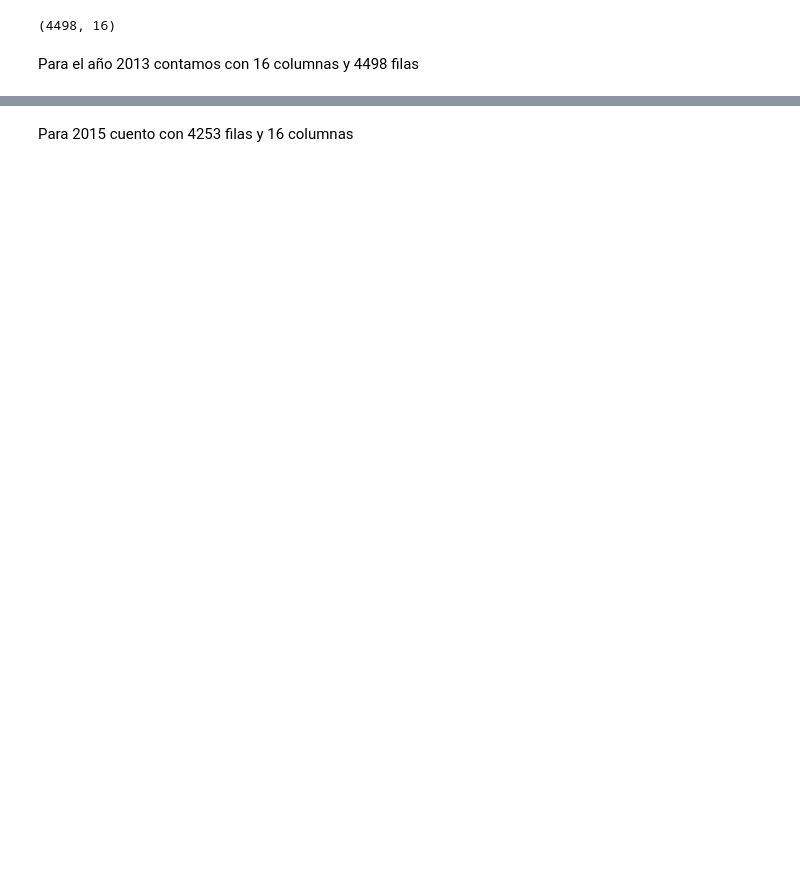
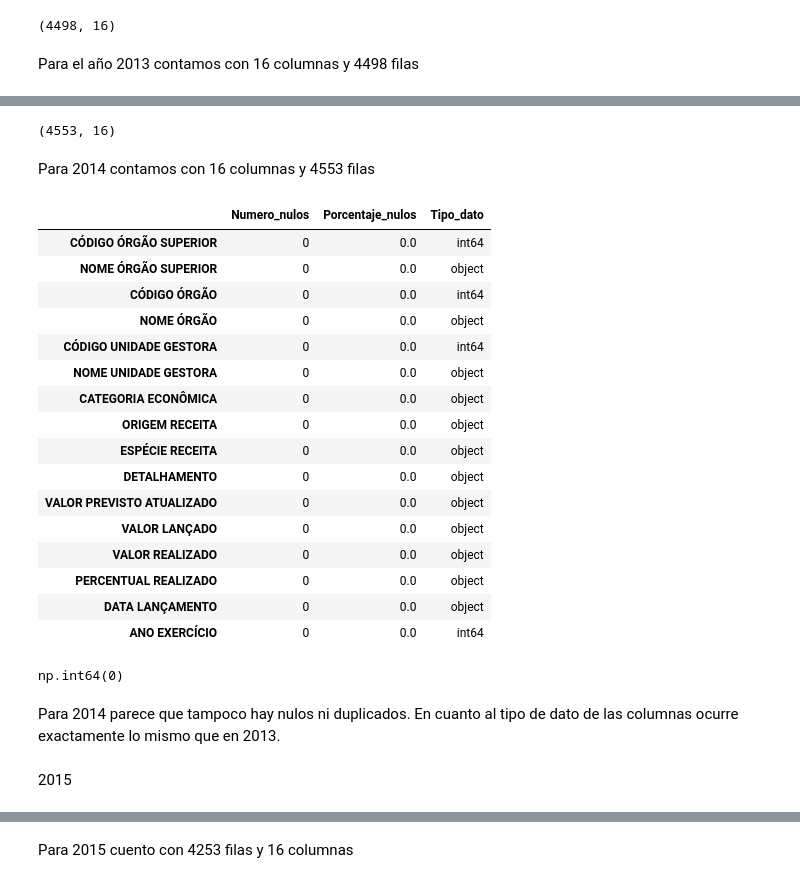
Before and after one commit to raquelscv/Proyecto2-AnalisisPandas, a Jupyter notebook: Analisis-Ingresos-Brasil.ipynb, the cells around one changed output, grey strips where cells are left out. Drawn from its saved outputs; the diff is of its cells as text; code cells hidden in the pictures; blank space fills up the shorter version.

```diff
--- a/Analisis-Ingresos-Brasil.ipynb
+++ b/Analisis-Ingresos-Brasil.ipynb
@@ -177,0 +108,4 @@ df_2015.shape
+# %%
+#lee el csv de datos de 2014 y saca las primeras filas para una observacion inicial
+df_2014 = pd.read_csv("datos/datos-2014.csv", sep=";", encoding="latin-1")
+df_2014.head()
@@ -177,0 +119,35 @@ df_2015.shape
+# %%
+#numero de filas y columnas de este dataframe
+df_2014.shape
+# %% [output]
+(4553, 16)
+# %% [markdown]
+Para 2014 contamos con 16 columnas y 4553 filas
+# %%
+#llama a la funcion y la aplica al dataframe
+info_reporte(df_2014)
+# %% [output]
+|  | Numero_nulos | Porcentaje_nulos | Tipo_dato |
+| CÓDIGO ÓRGÃO SUPERIOR | 0 | 0.0 | int64 |
+| NOME ÓRGÃO SUPERIOR | 0 | 0.0 | object |
+| CÓDIGO ÓRGÃO | 0 | 0.0 | int64 |
+| NOME ÓRGÃO | 0 | 0.0 | object |
+| CÓDIGO UNIDADE GESTORA | 0 | 0.0 | int64 |
+| NOME UNIDADE GESTORA | 0 | 0.0 | object |
+| CATEGORIA ECONÔMICA | 0 | 0.0 | object |
+| ORIGEM RECEITA | 0 | 0.0 | object |
+| ESPÉCIE RECEITA | 0 | 0.0 | object |
+| DETALHAMENTO | 0 | 0.0 | object |
+| VALOR PREVISTO ATUALIZADO | 0 | 0.0 | object |
+| VALOR LANÇADO | 0 | 0.0 | object |
+| VALOR REALIZADO | 0 | 0.0 | object |
+| PERCENTUAL REALIZADO | 0 | 0.0 | object |
+| DATA LANÇAMENTO | 0 | 0.0 | object |
+| ANO EXERCÍCIO | 0 | 0.0 | int64 |
+# %%
+#comprueba si hay duplicados por todas las columnas
+df_2014.duplicated().sum()
+# %% [output]
+np.int64(0)
+# %% [markdown]
+Para 2014 parece que tampoco hay nulos ni duplicados. En cuanto al tipo de dato de las columnas ocurre exactamente lo mismo que en 2013.
@@ -177,0 +162,2 @@ df_2015.shape
+# %% [markdown]
+2015
```
Also changed, not shown: parts of 77 cells of this notebook.
